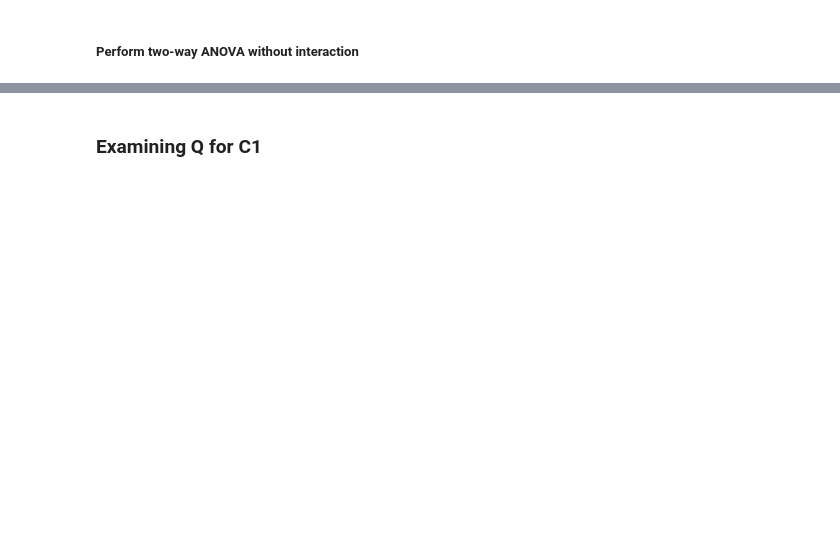
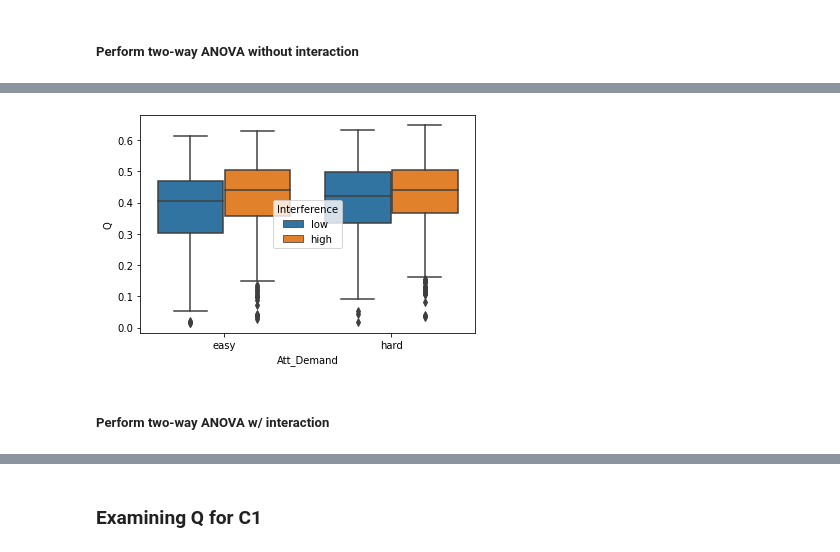
Before and after one commit to LuisA00/Summer_2021_fMRI, a Jupyter notebook: DistractWM_Modularity_test.ipynb, the cells around one changed output, grey strips where cells are left out. Saved outputs shown, nothing was run; the diff lists cells and outputs as text; code cells hidden in the pictures; blank space fills up the shorter version.

```diff
--- a/DistractWM_Modularity_test.ipynb
+++ b/DistractWM_Modularity_test.ipynb
@@ -185,0 +229,4 @@ sm.stats.anova_lm(model, typ=2)
+# %%
+# Filtering data
+corrected_df = df[df.Q > 0.01]
+corrected_df
@@ -185,0 +247,8 @@ sm.stats.anova_lm(model, typ=2)
+# %%
+# Visualizing data
+ax = sns.boxplot(x="Att_Demand", y="Q", hue="Interference",
+                 data=corrected_df)
+# %% [output]
+[figure, added]
+# %% [markdown]
+##### Perform two-way ANOVA w/ interaction
```
Also changed, not shown: parts of 20 cells of this notebook.
